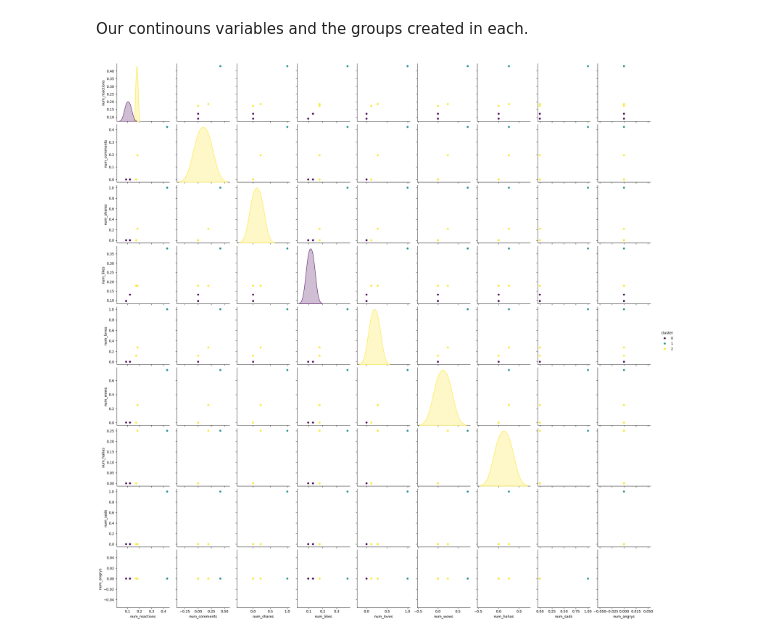
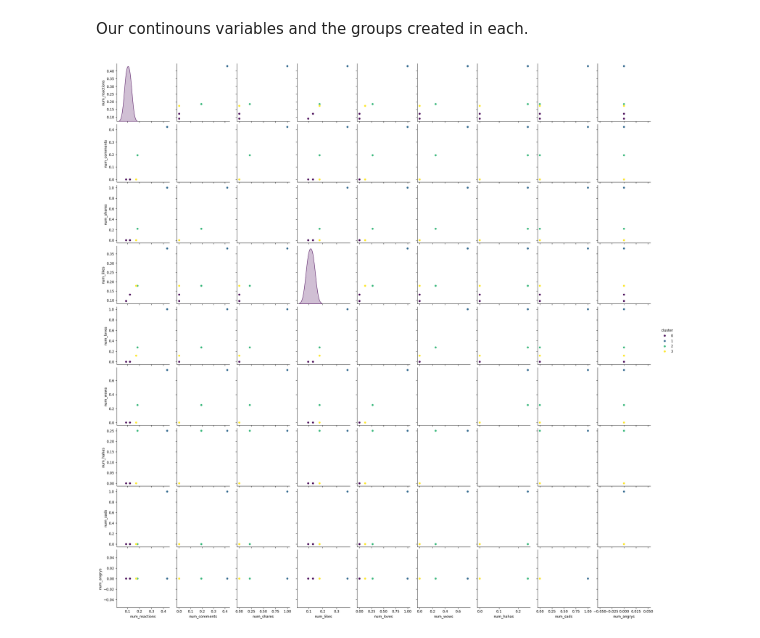
Before and after one commit to kent-debug/unsupervised-learning, a Jupyter notebook: social_media.ipynb, the cells around one changed output. Saved outputs shown, nothing was run; the diff lists cells and outputs as text; code cells hidden in the pictures.

```diff
--- a/social_media.ipynb
+++ b/social_media.ipynb
@@ -298,42 +298,42 @@ import matplotlib.pyplot as plt
 
 # Define continuous variables
 continuous_vars = ['num_reactions', 'num_comments', 'num_shares', 'num_likes', 'num_loves', 'num_wows', 'num_hahas', 'num_sads', 'num_angrys']
-
+categorical_vars = ['status_type']
 # Sample data (replace with your actual data loading mechanism)
 data = room3
 
 room33 = pd.DataFrame(data)
 
 # Convert status_published to datetime
-room33['status_published'] = pd.to_datetime(room33['status_published'])
+#room33['status_published'] = pd.to_datetime(room33['status_published'])
 
 # Convert datetime to numerical representation
-room33['hour_of_day'] = room33['status_published'].dt.hour
+#room33['hour_of_day'] = room33['status_published'].dt.hour
 
 # Select features for clustering (continuous variables + 'hour_of_day')
-X = room33[continuous_vars + ['hour_of_day']]
+X = room33[continuous_vars]
 
 # Standardize numerical features
 scaler = StandardScaler()
 X_scaled = scaler.fit_transform(X)
 
 # Initialize K-means clustering model
-kmeans = KMeans(n_clusters=3, random_state=42)
+kmeans = KMeans(n_clusters=4, random_state=42)
 
 # Fit K-means model to scaled features
 kmeans.fit(X_scaled)
 
 # Get cluster labels
 cluster_labels = kmeans.labels_
 
 # Add cluster labels to original DataFrame
 room33['cluster'] = cluster_labels
 
 # Plot scatter plots for each pair of continuous variables colored by cluster
 sns.pairplot(room33, vars=continuous_vars, hue='cluster', palette='viridis')
 plt.show()
 # %% [output]
-[figure, old version]
+[figure, new version]
 # %%
 room3_continuous = room3[continuous_vars]
 # Compute correlation matrix
```
Also changed, not shown: parts of 5 cells of this notebook.
